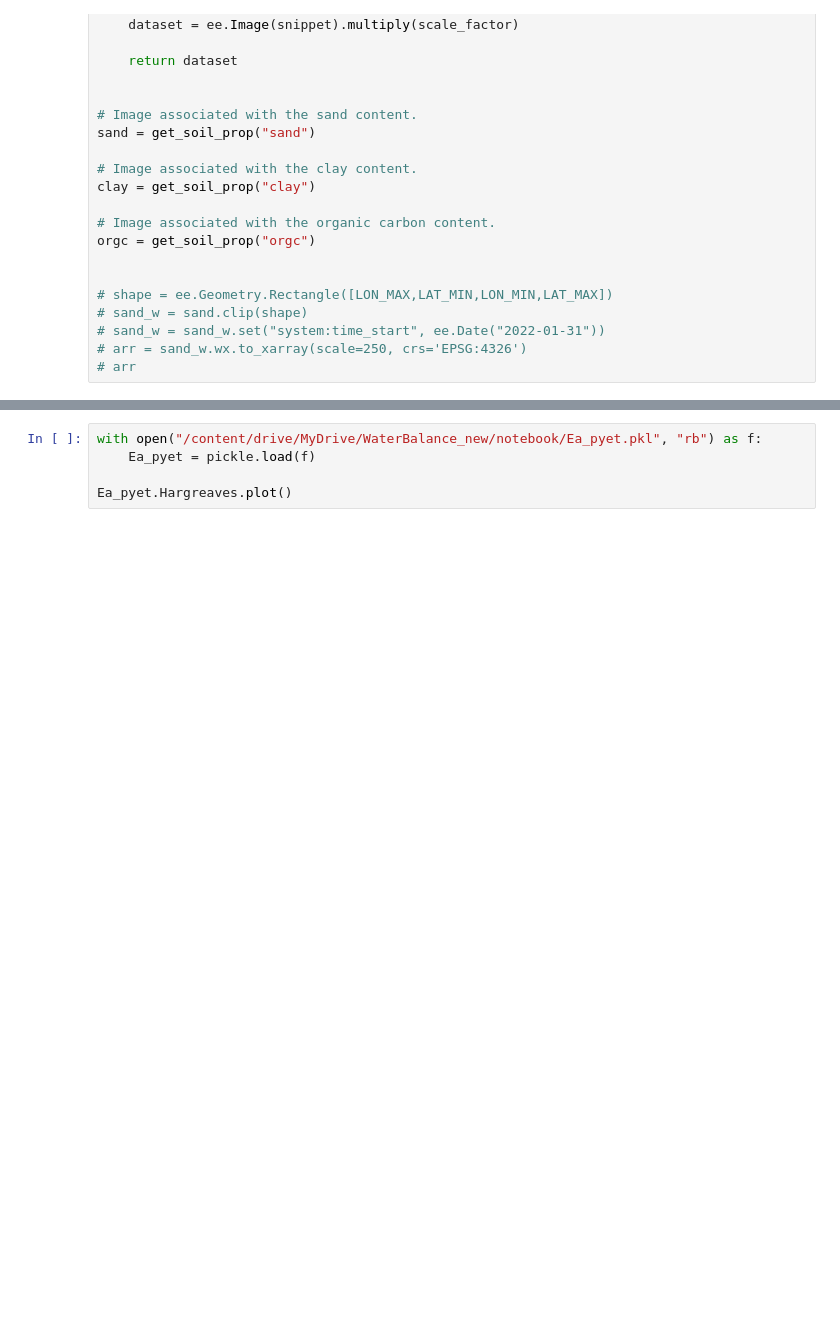
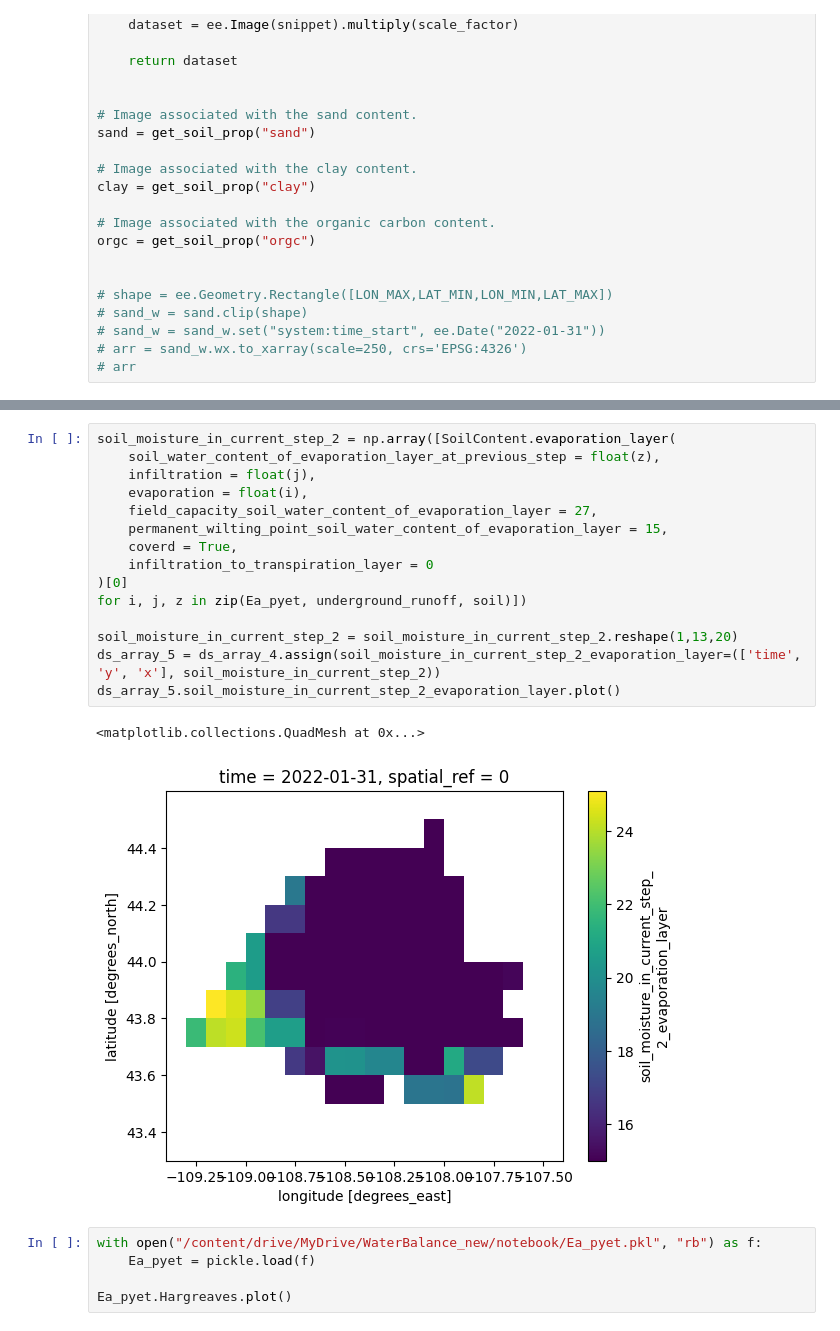
Before and after one commit to mahdi98mnm/WaterBalance_new, a Jupyter notebook: notebook/soil_content.ipynb, the cells around one changed output, grey strips where cells are left out. Drawn from its saved outputs; the diff is of its cells as text; blank space fills up the shorter version.

```diff
--- a/notebook/soil_content.ipynb
+++ b/notebook/soil_content.ipynb
@@ -350,3 +449,21 @@ ds_array_8.evaporation_adjusted_1.plot()
+# %%
+soil_moisture_in_current_step_2 = np.array([SoilContent.evaporation_layer(
+    soil_water_content_of_evaporation_layer_at_previous_step = float(z),
+    infiltration = float(j),
+    evaporation = float(i),
+    field_capacity_soil_water_content_of_evaporation_layer = 27,
+    permanent_wilting_point_soil_water_content_of_evaporation_layer = 15,
+    coverd = True,
+    infiltration_to_transpiration_layer = 0
+)[0]
+for i, j, z in zip(Ea_pyet, underground_runoff, soil)])
+
+soil_moisture_in_current_step_2 = soil_moisture_in_current_step_2.reshape(1,13,20)
+ds_array_5 = ds_array_4.assign(soil_moisture_in_current_step_2_evaporation_layer=(['time', 'y', 'x'], soil_moisture_in_current_step_2))
+ds_array_5.soil_moisture_in_current_step_2_evaporation_layer.plot()
+# %% [output]
+<matplotlib.collections.QuadMesh at 0x...>
+[figure, added]
 # %%
 with open("/content/drive/MyDrive/WaterBalance_new/notebook/Ea_pyet.pkl", "rb") as f:
     Ea_pyet = pickle.load(f)
```
Also changed, not shown: parts of 16 cells of this notebook.
